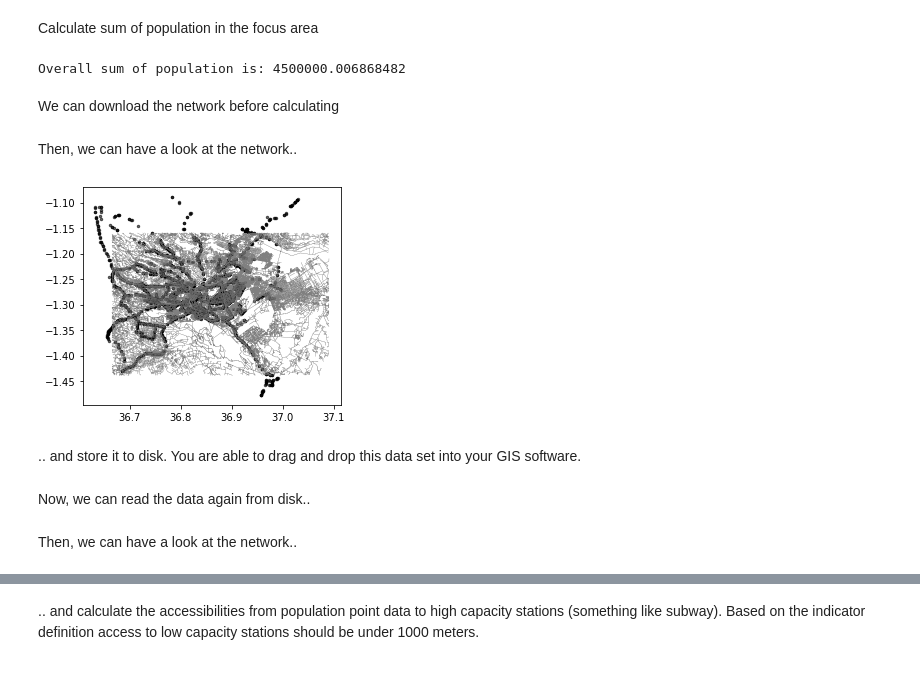
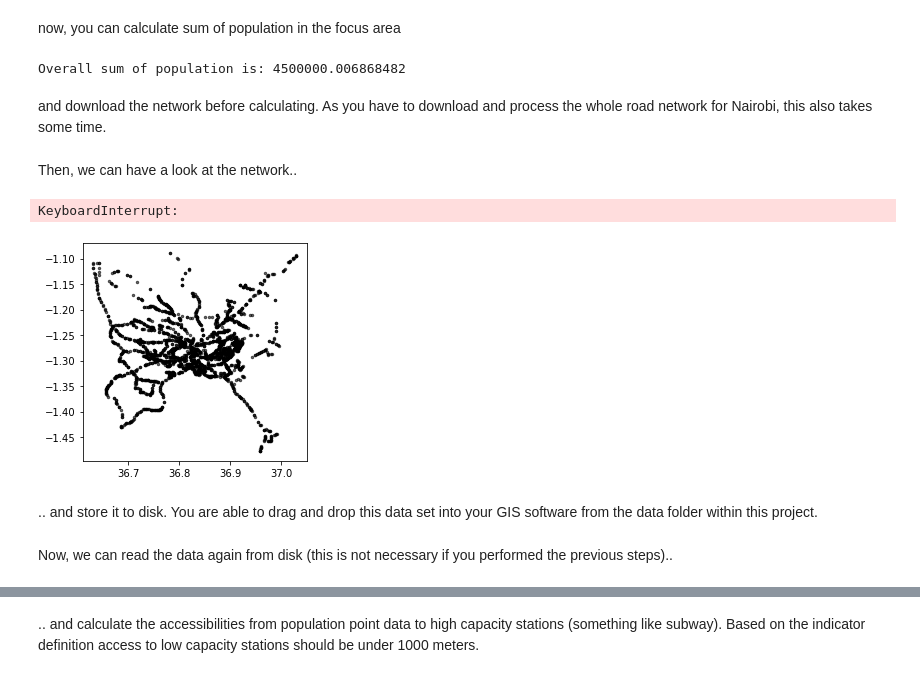
Before and after one commit to DLR-VF/PtAC-examples, a Jupyter notebook: notebooks/nairobi_example.ipynb, the cells around one changed output, grey strips where cells are left out. Cells and saved outputs as stored; diff of their text form; code cells hidden in the pictures.

```diff
--- a/notebooks/nairobi_example.ipynb
+++ b/notebooks/nairobi_example.ipynb
@@ -36,30 +58,31 @@ stops.plot(color="black", ax=ax, markersize=6, alpha=0.6)
 # %% [markdown]
-Calculate sum of population in the focus area
+now, you can calculate sum of population in the focus area
 # %%
 population_sum = population_points["pop"].sum()
 
 print(f"Overall sum of population is: {population_sum}")
 # %% [output]
 Overall sum of population is: 4500000.006868482
-# %% [markdown]
-We can download the network before calculating
+# %% [markdown]
+and download the network before calculating. As you have to download and process the whole road network for Nairobi,
+this also takes some time.
 # %%
 network_gdf = osm.get_network(boundary_gdf)
 # %% [markdown]
 Then, we can have a look at the network..
 # %%
-ax = stops.plot(color="black", markersize=6, alpha=0.6)
+ax = stops_low_capacity.plot(color="black", markersize=6, alpha=0.6)
 network_gdf.plot(color="grey", linewidth=0.2, ax=ax)
 plt.show()
 # %% [output]
+KeyboardInterrupt:
-[figure, old version]
+[figure, new version]
 # %% [markdown]
-.. and store it to disk. You are able to drag and drop this data set into your GIS software.
+.. and store it to disk. You are able to drag and drop this data set into your GIS software from the data folder within
+this project.
 # %%
 network_gdf.to_file(project_path + "/data/nairobi_network.gpkg", driver="GPKG")
 # %% [markdown]
-Now, we can read the data again from disk..
+Now, we can read the data again from disk (this is not necessary if you performed the previous steps)..
 # %%
 network_gdf = gpd.read_file(project_path + "/data/nairobi_network.gpkg")
-# %% [markdown]
-Then, we can have a look at the network..
```
Also changed, not shown: parts of 24 cells of this notebook.
